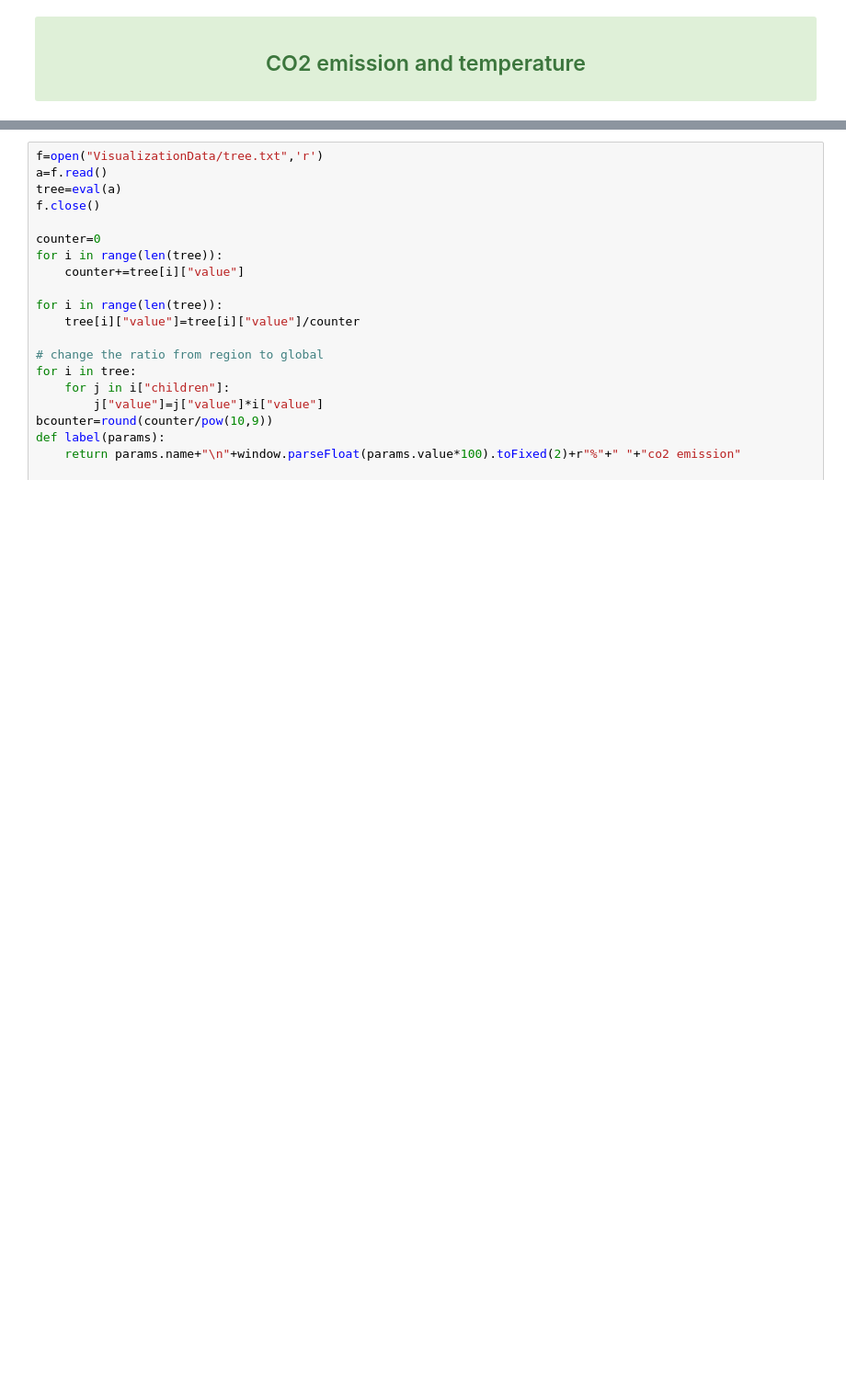
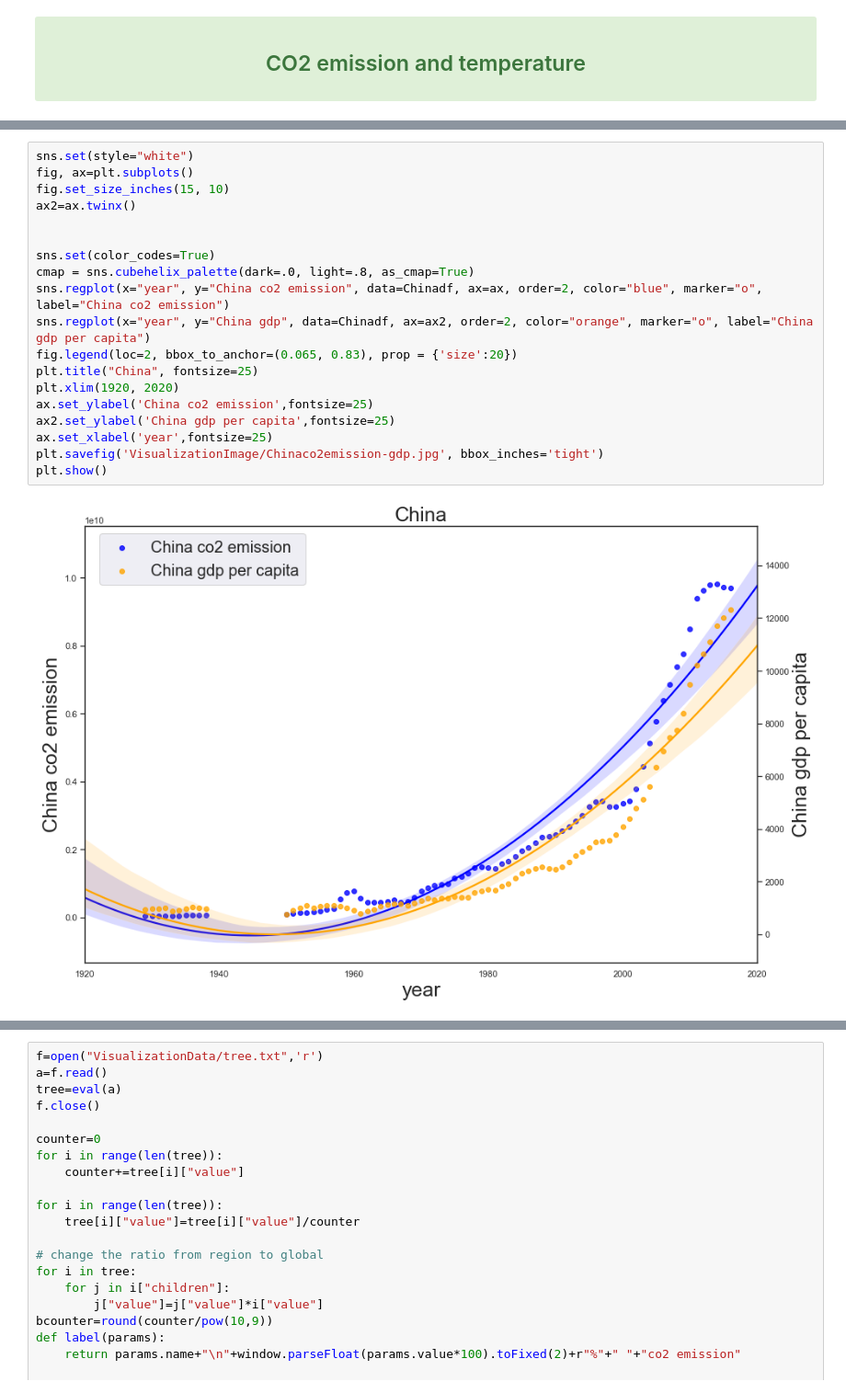
Before and after one commit to yueyang1101/ece143team15, a Jupyter notebook: visualizationcode.ipynb, the cells around one changed output, grey strips where cells are left out. Shown at 92% size. Drawn from its saved outputs; the diff is of its cells as text; blank space fills up the shorter version.

```diff
--- a/visualizationcode.ipynb
+++ b/visualizationcode.ipynb
@@ -124,0 +154,21 @@ plt.show()
+# %%
+sns.set(style="white")
+fig, ax=plt.subplots()
+fig.set_size_inches(15, 10)
+ax2=ax.twinx()
+
+
+sns.set(color_codes=True)
+cmap = sns.cubehelix_palette(dark=.0, light=.8, as_cmap=True)
+sns.regplot(x="year", y="China co2 emission", data=Chinadf, ax=ax, order=2, color="blue", marker="o", label="China co2 emission")
+sns.regplot(x="year", y="China gdp", data=Chinadf, ax=ax2, order=2, color="orange", marker="o", label="China gdp per capita")
+fig.legend(loc=2, bbox_to_anchor=(0.065, 0.83), prop = {'size':20})
+plt.title("China", fontsize=25)
+plt.xlim(1920, 2020)
+ax.set_ylabel('China co2 emission',fontsize=25)
+ax2.set_ylabel('China gdp per capita',fontsize=25)
+ax.set_xlabel('year',fontsize=25)
+plt.savefig('VisualizationImage/Chinaco2emission-gdp.jpg', bbox_inches='tight')
+plt.show()
+# %% [output]
+[figure, added]
```
Also changed, not shown: parts of 12 cells of this notebook, 31 other files.
